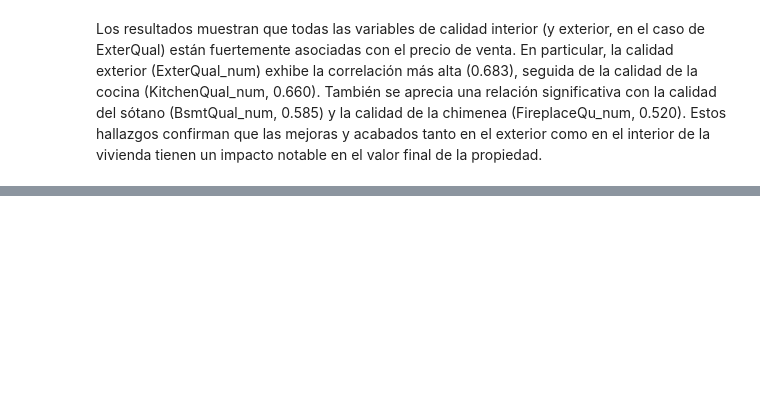
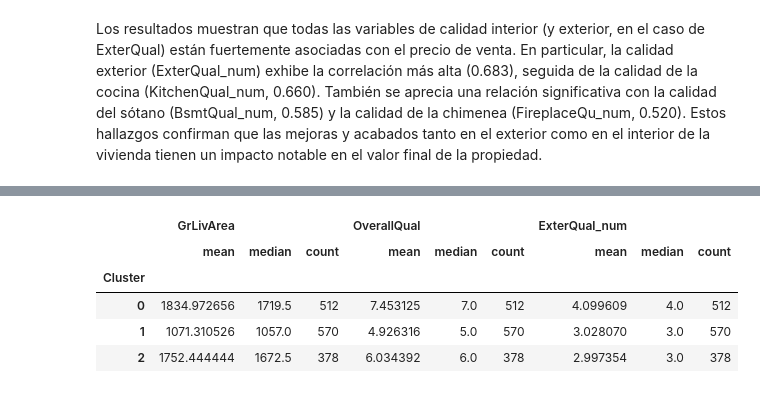
Before and after one commit to DanielDubon/MRL_DataMining, a Jupyter notebook: MRL_HDT3.ipynb, the cells around one changed output, grey strips where cells are left out. Saved outputs shown, nothing was run; the diff lists cells and outputs as text; code cells hidden in the pictures; blank space fills up the shorter version.

Commit message:
feat: clustering was started

```diff
--- a/MRL_HDT3.ipynb
+++ b/MRL_HDT3.ipynb
@@ -309,0 +312,18 @@ Los resultados muestran que todas las variables de calidad interior (y exterior,
+# %%
+features = ['GrLivArea', 'OverallQual', 'ExterQual_num']
+
+
+df_cluster = df[features].dropna().copy()
+
+
+scaler = StandardScaler()
+df_cluster_scaled = scaler.fit_transform(df_cluster)
+
+kmeans = KMeans(n_clusters=3, random_state=42)
+kmeans.fit(df_cluster_scaled)
+
+
+df_cluster['Cluster'] = kmeans.labels_
+
+
+print(df_cluster['Cluster'].value_counts())
@@ -309,0 +344,9 @@ Los resultados muestran que todas las variables de calidad interior (y exterior,
+# %%
+df_cluster.groupby('Cluster').agg(['mean','median','count'])
+# %% [output]
+|  | GrLivArea |  |  | OverallQual |  |  | ExterQual_num |  |  |
+|  | mean | median | count | mean | median | count | mean | median | count |
+| Cluster |  |  |  |  |  |  |  |  |  |
+| 0 | 1834.972656 | 1719.5 | 512 | 7.453125 | 7.0 | 512 | 4.099609 | 4.0 | 512 |
+| 1 | 1071.310526 | 1057.0 | 570 | 4.926316 | 5.0 | 570 | 3.028070 | 3.0 | 570 |
+| 2 | 1752.444444 | 1672.5 | 378 | 6.034392 | 6.0 | 378 | 2.997354 | 3.0 | 378 |
```
Also changed, not shown: parts of 8 cells of this notebook.
